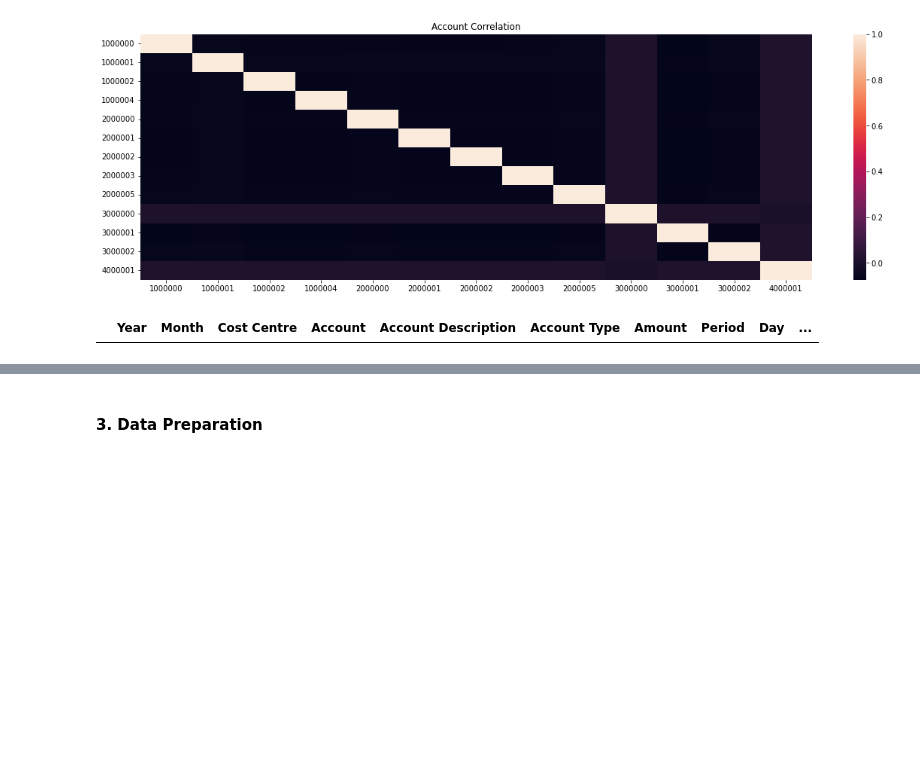
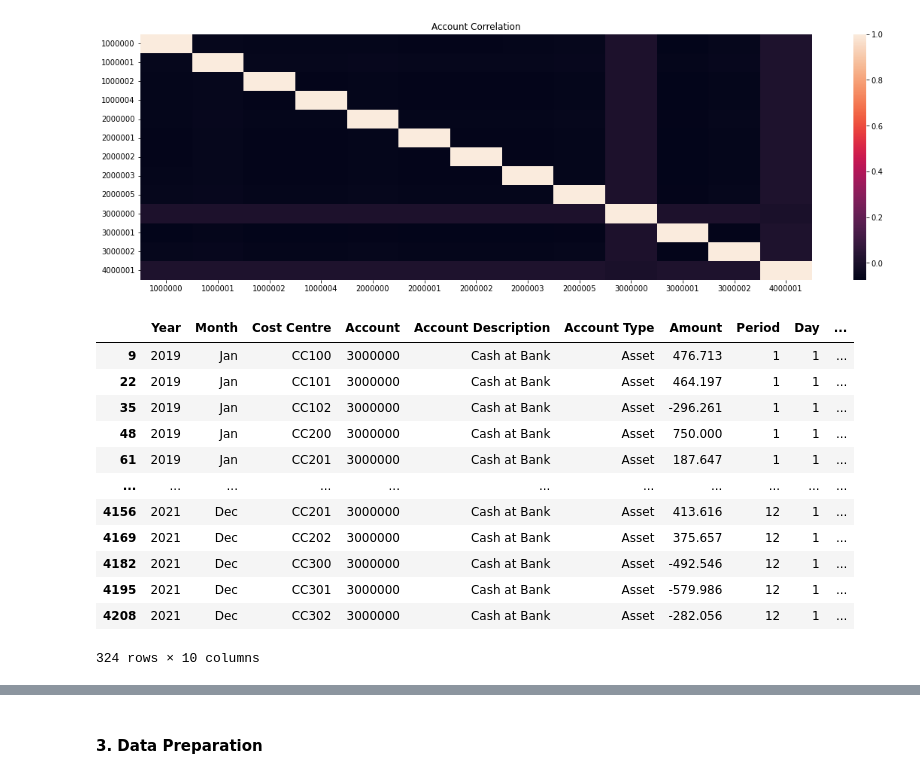
Before and after one commit to Daremitsu1/Full-Stack-Machine-Learning, a Jupyter notebook: Regression Model.ipynb, the cells around one changed output, grey strips where cells are left out. Saved outputs shown, nothing was run; the diff lists cells and outputs as text; code cells hidden in the pictures; blank space fills up the shorter version.

```diff
--- a/Regression Model.ipynb
+++ b/Regression Model.ipynb
@@ -347,6 +347,18 @@ plt.show()
 # %% [output]
 [figure]
 # %%
-df[df['Account'] == 30000000]
+df[df['Account'] == 3000000]
 # %% [output]
 |  | Year | Month | Cost Centre | Account | Account Description | Account Type | Amount | Period | Day | ... |
+| 9 | 2019 | Jan | CC100 | 3000000 | Cash at Bank | Asset | 476.713 | 1 | 1 | ... |
+| 22 | 2019 | Jan | CC101 | 3000000 | Cash at Bank | Asset | 464.197 | 1 | 1 | ... |
+| 35 | 2019 | Jan | CC102 | 3000000 | Cash at Bank | Asset | -296.261 | 1 | 1 | ... |
+| 48 | 2019 | Jan | CC200 | 3000000 | Cash at Bank | Asset | 750.000 | 1 | 1 | ... |
+| 61 | 2019 | Jan | CC201 | 3000000 | Cash at Bank | Asset | 187.647 | 1 | 1 | ... |
+| ... | ... | ... | ... | ... | ... | ... | ... | ... | ... | ... |
+| 4156 | 2021 | Dec | CC201 | 3000000 | Cash at Bank | Asset | 413.616 | 12 | 1 | ... |
+| 4169 | 2021 | Dec | CC202 | 3000000 | Cash at Bank | Asset | 375.657 | 12 | 1 | ... |
+| 4182 | 2021 | Dec | CC300 | 3000000 | Cash at Bank | Asset | -492.546 | 12 | 1 | ... |
+| 4195 | 2021 | Dec | CC301 | 3000000 | Cash at Bank | Asset | -579.986 | 12 | 1 | ... |
+| 4208 | 2021 | Dec | CC302 | 3000000 | Cash at Bank | Asset | -282.056 | 12 | 1 | ... |
+324 rows × 10 columns
```
Also changed, not shown: parts of 51 cells of this notebook.
